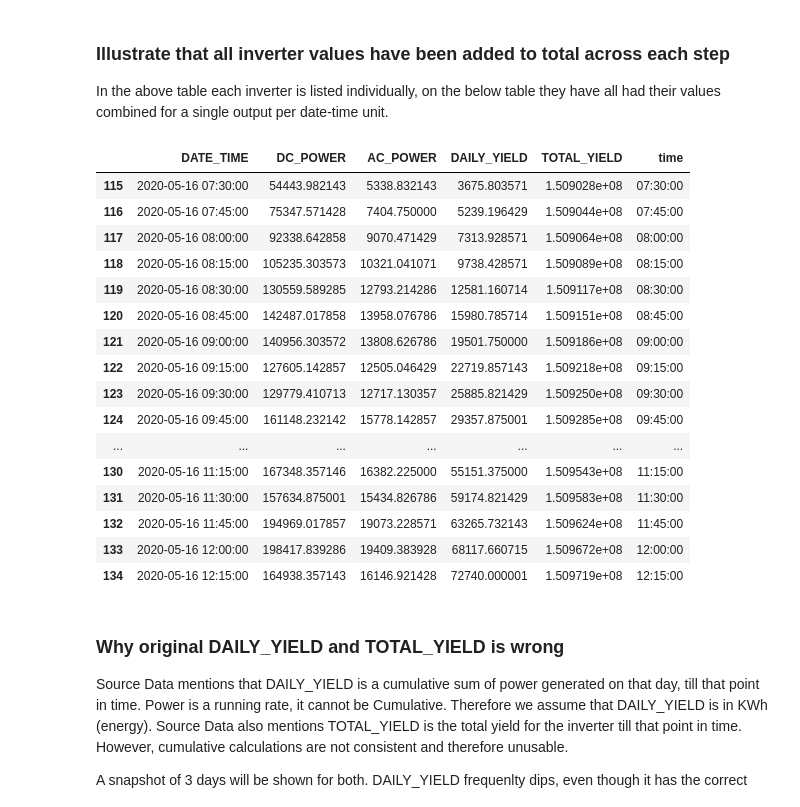
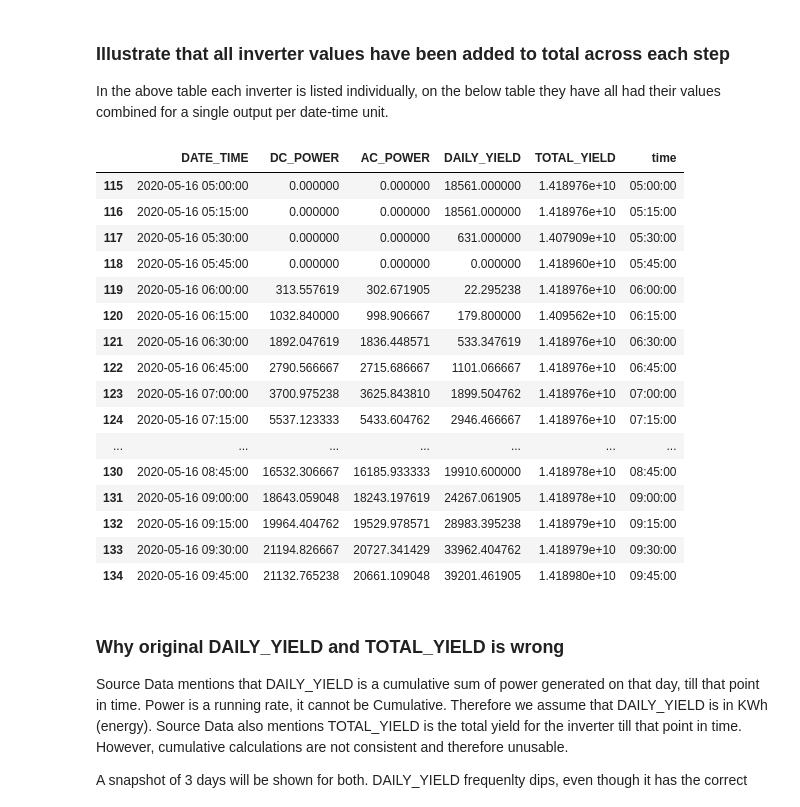
Before and after one commit to YohannesDK/DAT540_Group_11, a Jupyter notebook: DAT540_Group_11.ipynb, the cells around one changed output. Saved outputs shown, nothing was run; the diff lists cells and outputs as text; code cells hidden in the pictures.

```diff
--- a/DAT540_Group_11.ipynb
+++ b/DAT540_Group_11.ipynb
@@ -918,17 +918,17 @@ import datetime as dt
 import matplotlib.dates as mdates
 warnings.filterwarnings('ignore')
 # %%
-gen_1=pd.read_csv('./Plant_2_Generation_Data.csv')
+gen_2=pd.read_csv('./Plant_2_Generation_Data.csv')
+gen_2.drop('PLANT_ID',1,inplace=True)
+
+gen_1=pd.read_csv('./Plant_1_Generation_Data.csv')
 gen_1.drop('PLANT_ID',1,inplace=True)
-
-gen_2=pd.read_csv('./Plant_1_Generation_Data.csv')
-gen_2.drop('PLANT_ID',1,inplace=True)
 
 sens_1= pd.read_csv('./Plant_2_Weather_Sensor_Data.csv')
 sens_1.drop('PLANT_ID',1,inplace=True)
 #format datetime
-gen_1['DATE_TIME']= pd.to_datetime(gen_1['DATE_TIME'],format='%Y-%m-%d %H:%M') #named plant 2 data as gen_1
-gen_2['DATE_TIME']= pd.to_datetime(gen_2['DATE_TIME'],format='%d-%m-%Y %H:%M') #named plant 1 data as gen_2
+gen_2['DATE_TIME']= pd.to_datetime(gen_2['DATE_TIME'],format='%Y-%m-%d %H:%M') #named plant 2 data as gen_2
+gen_1['DATE_TIME']= pd.to_datetime(gen_1['DATE_TIME'],format='%d-%m-%Y %H:%M') #named plant 1 data as gen_1
 sens_1['DATE_TIME']= pd.to_datetime(sens_1['DATE_TIME'],format='%Y-%m-%d %H:%M:%S')
 # %% [markdown]
 ### Daily Yield & AC-DC power
@@ -985,25 +985,25 @@ gen_1[3100:3120] #snapshot of plant 1 to illustrate this dataframe carries sever
 ### Illustrate that all inverter values have been added to total across each step
 In the above table each inverter is listed individually, on the below table they have all had their values combined for a single output per date-time unit.
 # %%
-df_gen[115:135]
+df_gen2[115:135]
 # %% [output]
 |  | DATE_TIME | DC_POWER | AC_POWER | DAILY_YIELD | TOTAL_YIELD | time |
-| 115 | 2020-05-16 07:30:00 | 54443.982143 | 5338.832143 | 3675.803571 | 1.509028e+08 | 07:30:00 |
-| 116 | 2020-05-16 07:45:00 | 75347.571428 | 7404.750000 | 5239.196429 | 1.509044e+08 | 07:45:00 |
-| 117 | 2020-05-16 08:00:00 | 92338.642858 | 9070.471429 | 7313.928571 | 1.509064e+08 | 08:00:00 |
-| 118 | 2020-05-16 08:15:00 | 105235.303573 | 10321.041071 | 9738.428571 | 1.509089e+08 | 08:15:00 |
-| 119 | 2020-05-16 08:30:00 | 130559.589285 | 12793.214286 | 12581.160714 | 1.509117e+08 | 08:30:00 |
-| 120 | 2020-05-16 08:45:00 | 142487.017858 | 13958.076786 | 15980.785714 | 1.509151e+08 | 08:45:00 |
-| 121 | 2020-05-16 09:00:00 | 140956.303572 | 13808.626786 | 19501.750000 | 1.509186e+08 | 09:00:00 |
-| 122 | 2020-05-16 09:15:00 | 127605.142857 | 12505.046429 | 22719.857143 | 1.509218e+08 | 09:15:00 |
-| 123 | 2020-05-16 09:30:00 | 129779.410713 | 12717.130357 | 25885.821429 | 1.509250e+08 | 09:30:00 |
-| 124 | 2020-05-16 09:45:00 | 161148.232142 | 15778.142857 | 29357.875001 | 1.509285e+08 | 09:45:00 |
+| 115 | 2020-05-16 05:00:00 | 0.000000 | 0.000000 | 18561.000000 | 1.418976e+10 | 05:00:00 |
+| 116 | 2020-05-16 05:15:00 | 0.000000 | 0.000000 | 18561.000000 | 1.418976e+10 | 05:15:00 |
+| 117 | 2020-05-16 05:30:00 | 0.000000 | 0.000000 | 631.000000 | 1.407909e+10 | 05:30:00 |
+| 118 | 2020-05-16 05:45:00 | 0.000000 | 0.000000 | 0.000000 | 1.418960e+10 | 05:45:00 |
+| 119 | 2020-05-16 06:00:00 | 313.557619 | 302.671905 | 22.295238 | 1.418976e+10 | 06:00:00 |
+| 120 | 2020-05-16 06:15:00 | 1032.840000 | 998.906667 | 179.800000 | 1.409562e+10 | 06:15:00 |
+| 121 | 2020-05-16 06:30:00 | 1892.047619 | 1836.448571 | 533.347619 | 1.418976e+10 | 06:30:00 |
+| 122 | 2020-05-16 06:45:00 | 2790.566667 | 2715.686667 | 1101.066667 | 1.418976e+10 | 06:45:00 |
+| 123 | 2020-05-16 07:00:00 | 3700.975238 | 3625.843810 | 1899.504762 | 1.418976e+10 | 07:00:00 |
+| 124 | 2020-05-16 07:15:00 | 5537.123333 | 5433.604762 | 2946.466667 | 1.418976e+10 | 07:15:00 |
 | ... | ... | ... | ... | ... | ... | ... |
-| 130 | 2020-05-16 11:15:00 | 167348.357146 | 16382.225000 | 55151.375000 | 1.509543e+08 | 11:15:00 |
-| 131 | 2020-05-16 11:30:00 | 157634.875001 | 15434.826786 | 59174.821429 | 1.509583e+08 | 11:30:00 |
-| 132 | 2020-05-16 11:45:00 | 194969.017857 | 19073.228571 | 63265.732143 | 1.509624e+08 | 11:45:00 |
-| 133 | 2020-05-16 12:00:00 | 198417.839286 | 19409.383928 | 68117.660715 | 1.509672e+08 | 12:00:00 |
-| 134 | 2020-05-16 12:15:00 | 164938.357143 | 16146.921428 | 72740.000001 | 1.509719e+08 | 12:15:00 |
+| 130 | 2020-05-16 08:45:00 | 16532.306667 | 16185.933333 | 19910.600000 | 1.418978e+10 | 08:45:00 |
+| 131 | 2020-05-16 09:00:00 | 18643.059048 | 18243.197619 | 24267.061905 | 1.418978e+10 | 09:00:00 |
+| 132 | 2020-05-16 09:15:00 | 19964.404762 | 19529.978571 | 28983.395238 | 1.418979e+10 | 09:15:00 |
+| 133 | 2020-05-16 09:30:00 | 21194.826667 | 20727.341429 | 33962.404762 | 1.418979e+10 | 09:30:00 |
+| 134 | 2020-05-16 09:45:00 | 21132.765238 | 20661.109048 | 39201.461905 | 1.418980e+10 | 09:45:00 |
 # %% [markdown]
 ### Why original DAILY_YIELD and TOTAL_YIELD is wrong
 
```
Also changed, not shown: parts of 48 cells of this notebook.
